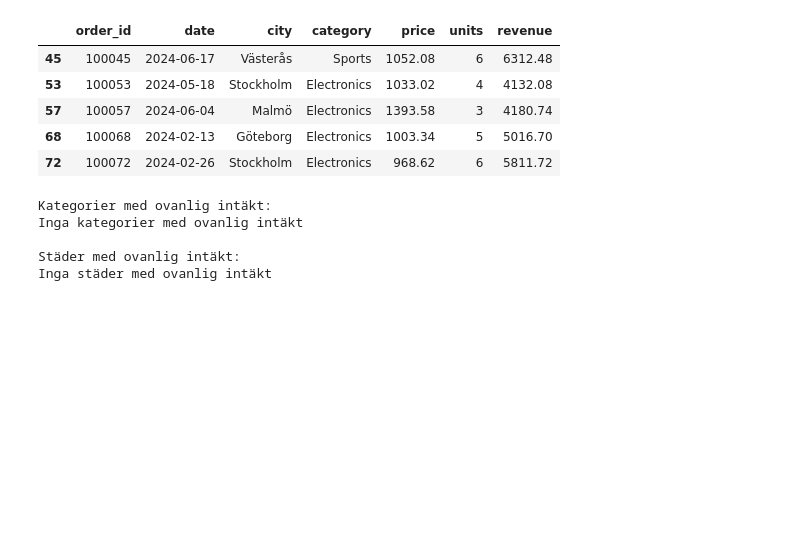
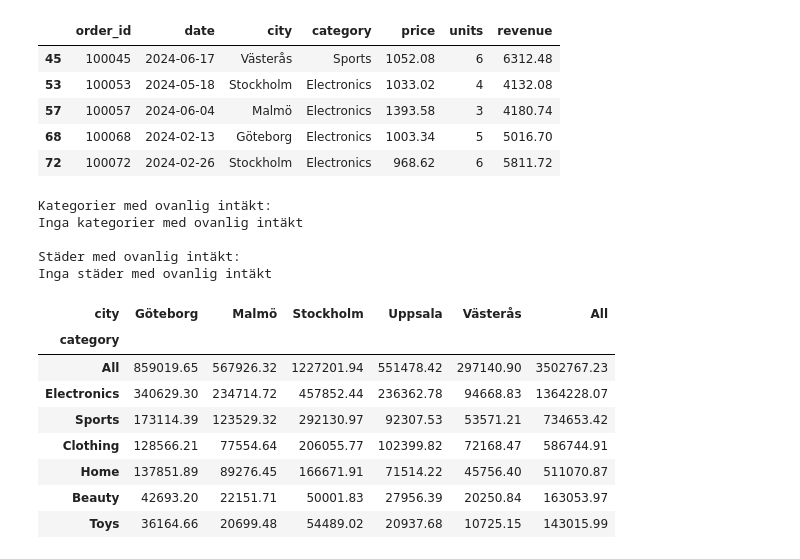
Before and after one commit to elinwahlgren/Gruppuppgift, a Jupyter notebook: report.ipynb, the cells around one changed output. Drawn from its saved outputs; the diff is of its cells as text; code cells hidden in the pictures; blank space fills up the shorter version.

Commit message:
Added pivot to report

```diff
--- a/report.ipynb
+++ b/report.ipynb
@@ -88,3 +88,15 @@ Inga kategorier med ovanlig intäkt
 
 Städer med ovanlig intäkt:
 Inga städer med ovanlig intäkt
+# %%
+M.pivot_revenue_by_category_and_city(df_clean)
+# %% [output]
+| city | Göteborg | Malmö | Stockholm | Uppsala | Västerås | All |
+| category |  |  |  |  |  |  |
+| All | 859019.65 | 567926.32 | 1227201.94 | 551478.42 | 297140.90 | 3502767.23 |
+| Electronics | 340629.30 | 234714.72 | 457852.44 | 236362.78 | 94668.83 | 1364228.07 |
+| Sports | 173114.39 | 123529.32 | 292130.97 | 92307.53 | 53571.21 | 734653.42 |
+| Clothing | 128566.21 | 77554.64 | 206055.77 | 102399.82 | 72168.47 | 586744.91 |
+| Home | 137851.89 | 89276.45 | 166671.91 | 71514.22 | 45756.40 | 511070.87 |
+| Beauty | 42693.20 | 22151.71 | 50001.83 | 27956.39 | 20250.84 | 163053.97 |
+| Toys | 36164.66 | 20699.48 | 54489.02 | 20937.68 | 10725.15 | 143015.99 |
```
